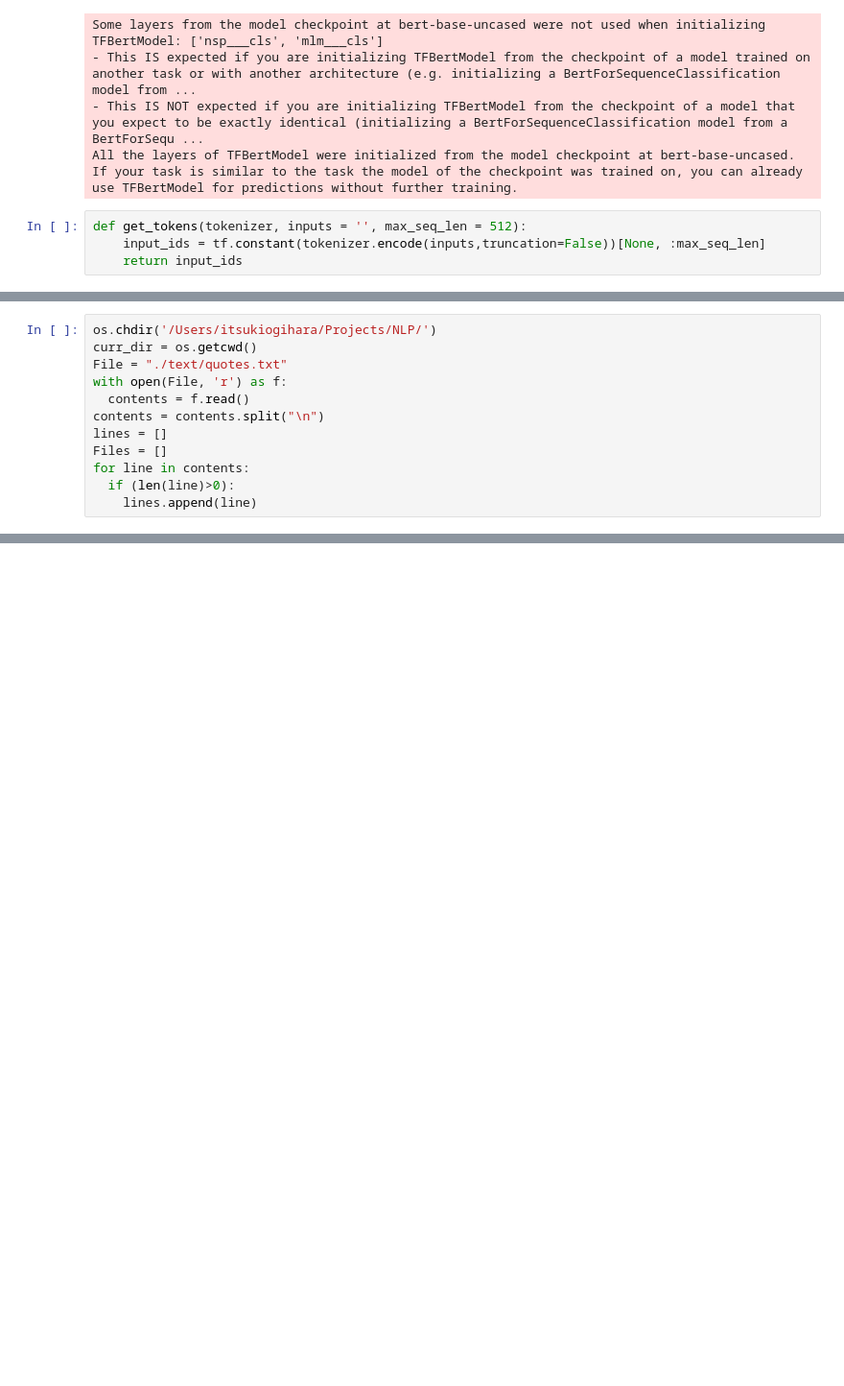
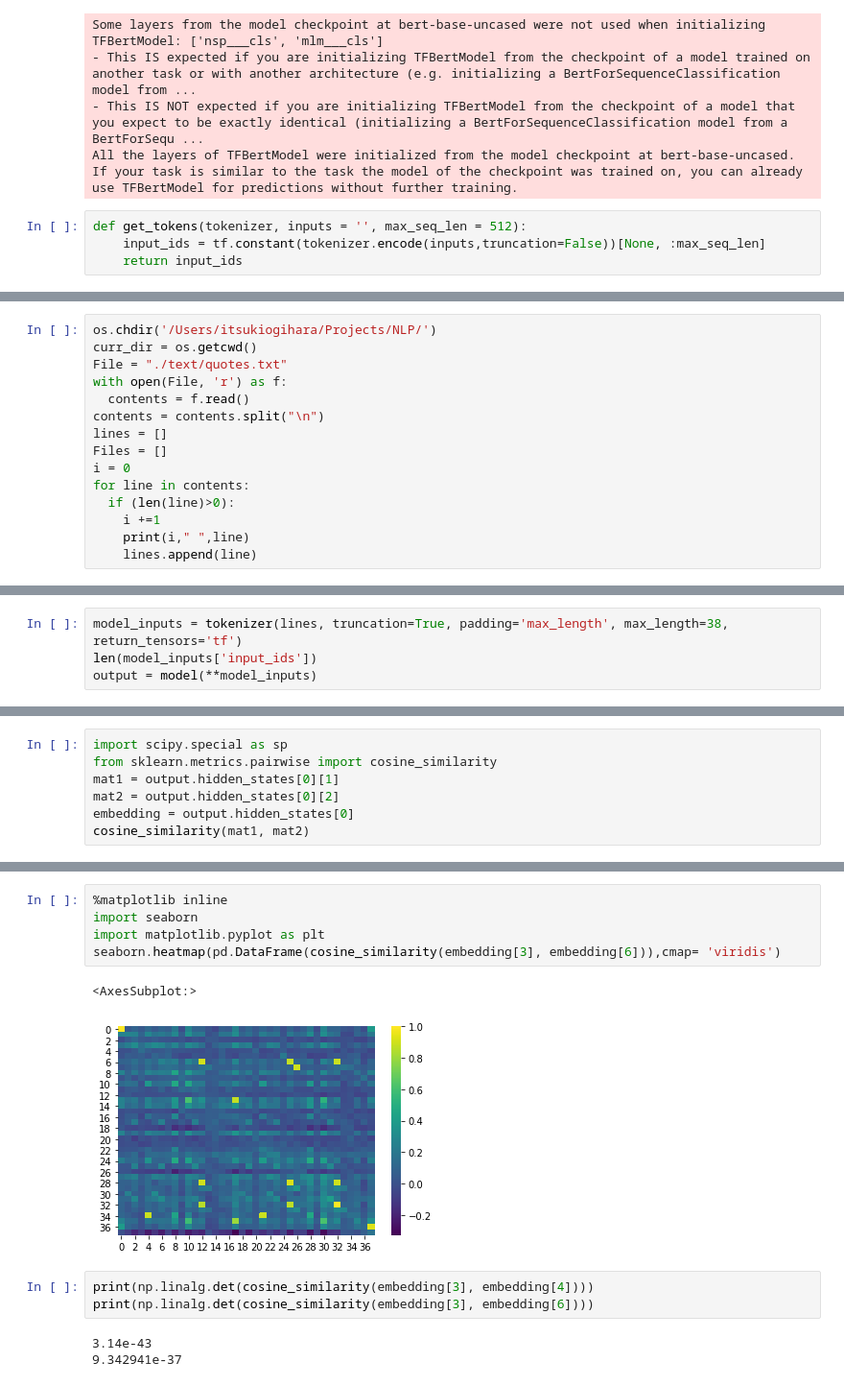
Before and after one commit to SUKI-O/NLP, a Jupyter notebook: Embeddings.ipynb, the cells around one changed output, grey strips where cells are left out. Shown at 96% size. Drawn from its saved outputs; the diff is of its cells as text; blank space fills up the shorter version.

Commit message:
added Embedding"

```diff
--- a/Embeddings.ipynb
+++ b/Embeddings.ipynb
@@ -32,6 +27,9 @@ with open(File, 'r') as f:
 contents = contents.split("\n")
 lines = []
 Files = []
+i = 0
 for line in contents:
   if (len(line)>0):
+    i +=1
+    print(i," ",line)
     lines.append(line)
@@ -37,0 +54,4 @@ for line in contents:
+# %%
+model_inputs = tokenizer(lines, truncation=True, padding='max_length', max_length=38, return_tensors='tf')
+len(model_inputs['input_ids'])
+output = model(**model_inputs)
@@ -79,0 +88,7 @@ array([-3.86112928e-01,  4.89523441e-01, -3.26074272e-01, -3.93160254e-01,
+# %%
+import scipy.special as sp
+from sklearn.metrics.pairwise import cosine_similarity
+mat1 = output.hidden_states[0][1]
+mat2 = output.hidden_states[0][2]
+embedding = output.hidden_states[0]
+cosine_similarity(mat1, mat2)
@@ -79,0 +109,14 @@ array([-3.86112928e-01,  4.89523441e-01, -3.26074272e-01, -3.93160254e-01,
+# %%
+%matplotlib inline
+import seaborn
+import matplotlib.pyplot as plt
+seaborn.heatmap(pd.DataFrame(cosine_similarity(embedding[3], embedding[6])),cmap= 'viridis')
+# %% [output]
+<AxesSubplot:>
+[figure, added]
+# %%
+print(np.linalg.det(cosine_similarity(embedding[3], embedding[4])))
+print(np.linalg.det(cosine_similarity(embedding[3], embedding[6])))
+# %% [output]
+3.14e-43
+9.342941e-37
```
Also changed, not shown: parts of 23 cells of this notebook, 1 other file.
